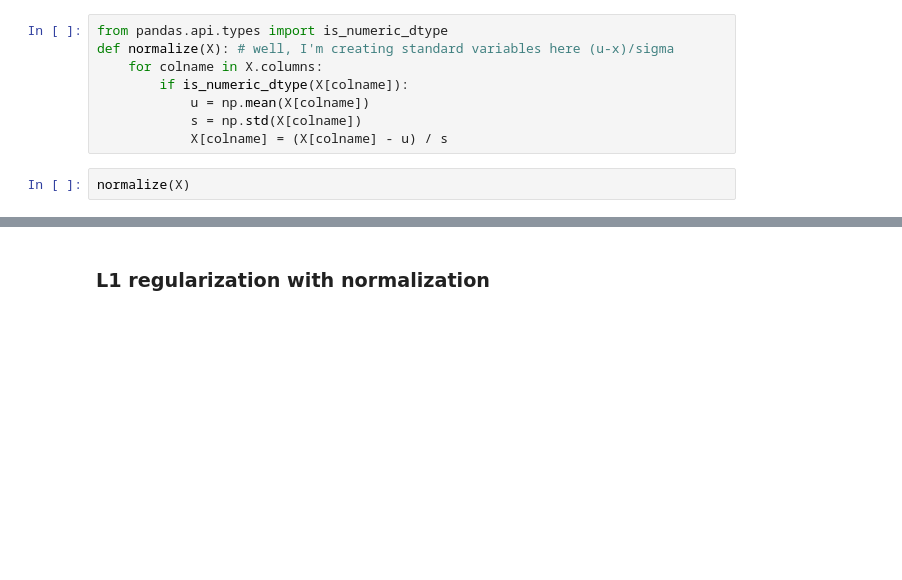
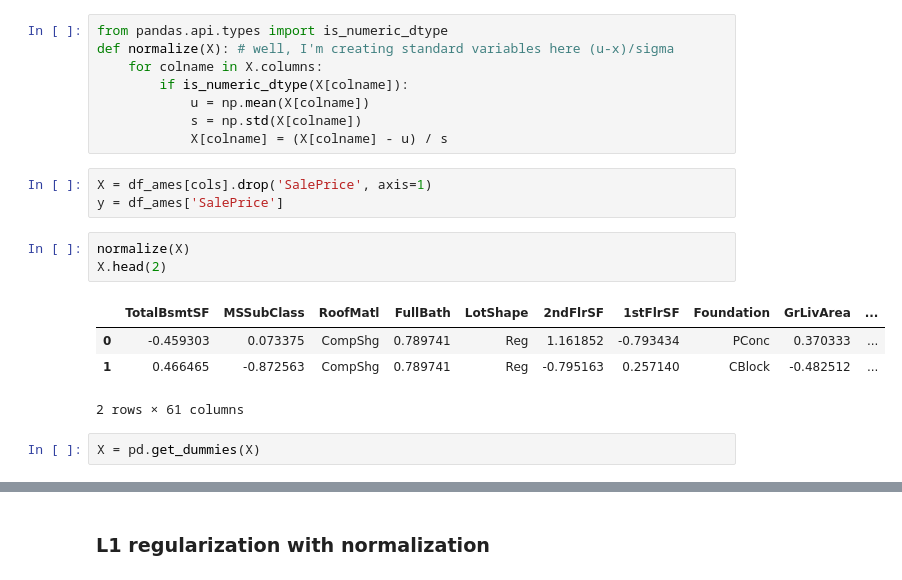
Before and after one commit to parrt/msds621, a Jupyter notebook: notebooks/linear-models/regressor-regularization.ipynb, the cells around one changed output, grey strips where cells are left out. Cells and saved outputs as stored; diff of their text form; blank space fills up the shorter version.

```diff
--- a/notebooks/linear-models/regressor-regularization.ipynb
+++ b/notebooks/linear-models/regressor-regularization.ipynb
@@ -219,8 +218,19 @@ def normalize(X): # well, I'm creating standard variables here (u-x)/sigma
             u = np.mean(X[colname])
             s = np.std(X[colname])
             X[colname] = (X[colname] - u) / s
+# %%
+X = df_ames[cols].drop('SalePrice', axis=1)
+y = df_ames['SalePrice']
 # %%
 normalize(X)
+X.head(2)
+# %% [output]
+|  | TotalBsmtSF | MSSubClass | RoofMatl | FullBath | LotShape | 2ndFlrSF | 1stFlrSF | Foundation | GrLivArea | ... |
+| 0 | -0.459303 | 0.073375 | CompShg | 0.789741 | Reg | 1.161852 | -0.793434 | PConc | 0.370333 | ... |
+| 1 | 0.466465 | -0.872563 | CompShg | 0.789741 | Reg | -0.795163 | 0.257140 | CBlock | -0.482512 | ... |
+2 rows × 61 columns
+# %%
+X = pd.get_dummies(X)
 # %%
 lm = LinearRegression()
 score(X, y, lm, n=30)
```
Also changed, not shown: parts of 21 cells of this notebook, 1 other file.
